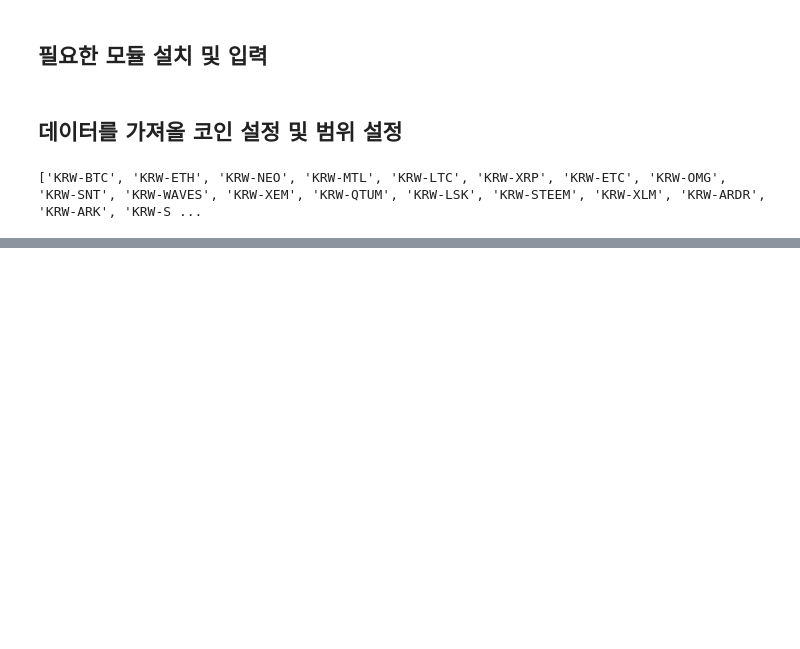
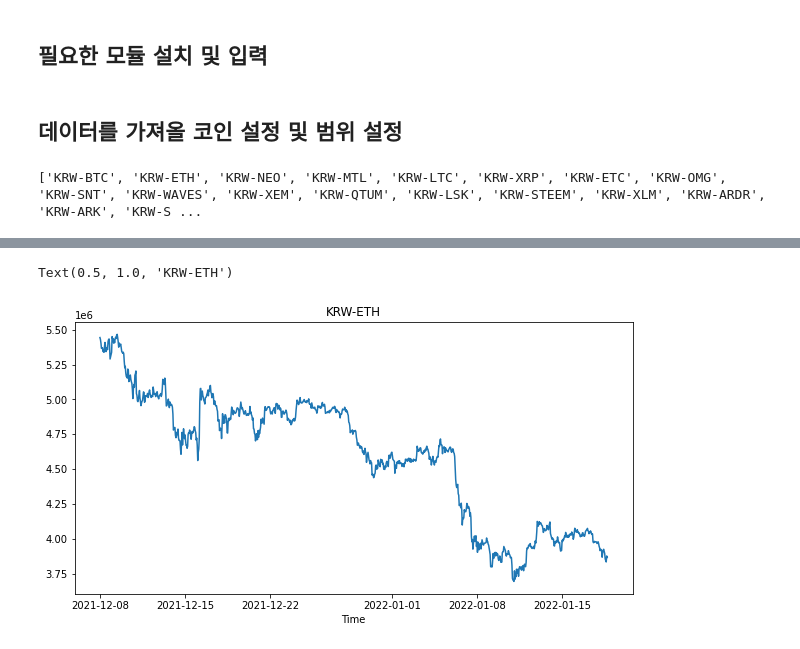
Before and after one commit to ghlim40/BT, a Jupyter notebook: 비트코인_예측_및_자동매매_연습코드.ipynb, the cells around one changed output, grey strips where cells are left out. Cells and saved outputs as stored; diff of their text form; code cells hidden in the pictures; blank space fills up the shorter version.

```diff
--- a/비트코인_예측_및_자동매매_연습코드.ipynb
+++ b/비트코인_예측_및_자동매매_연습코드.ipynb
@@ -72,0 +96,8 @@ data_predict
+# %%
+plt.xlabel('Time')
+plt.plot(data_predict['날짜'],data_predict['시가']) #그래프를 그릴 항목 설정
+plt.rcParams['figure.figsize'] = [20, 10] #그래프 사이즈 설정
+plt.title(coin)
+# %% [output]
+Text(0.5, 1.0, 'KRW-ETH')
+[figure, added]
```
Also changed, not shown: parts of 9 cells of this notebook.
